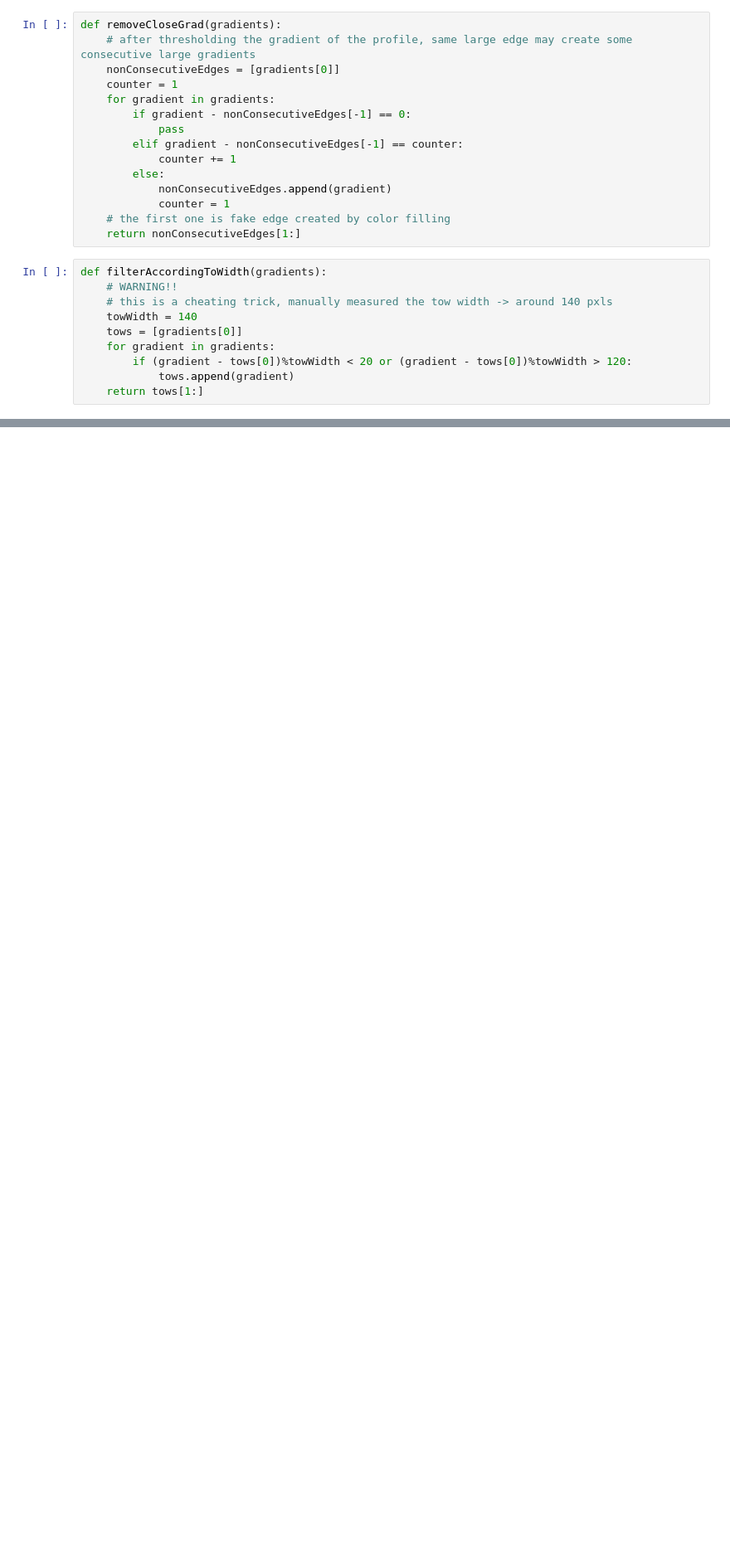
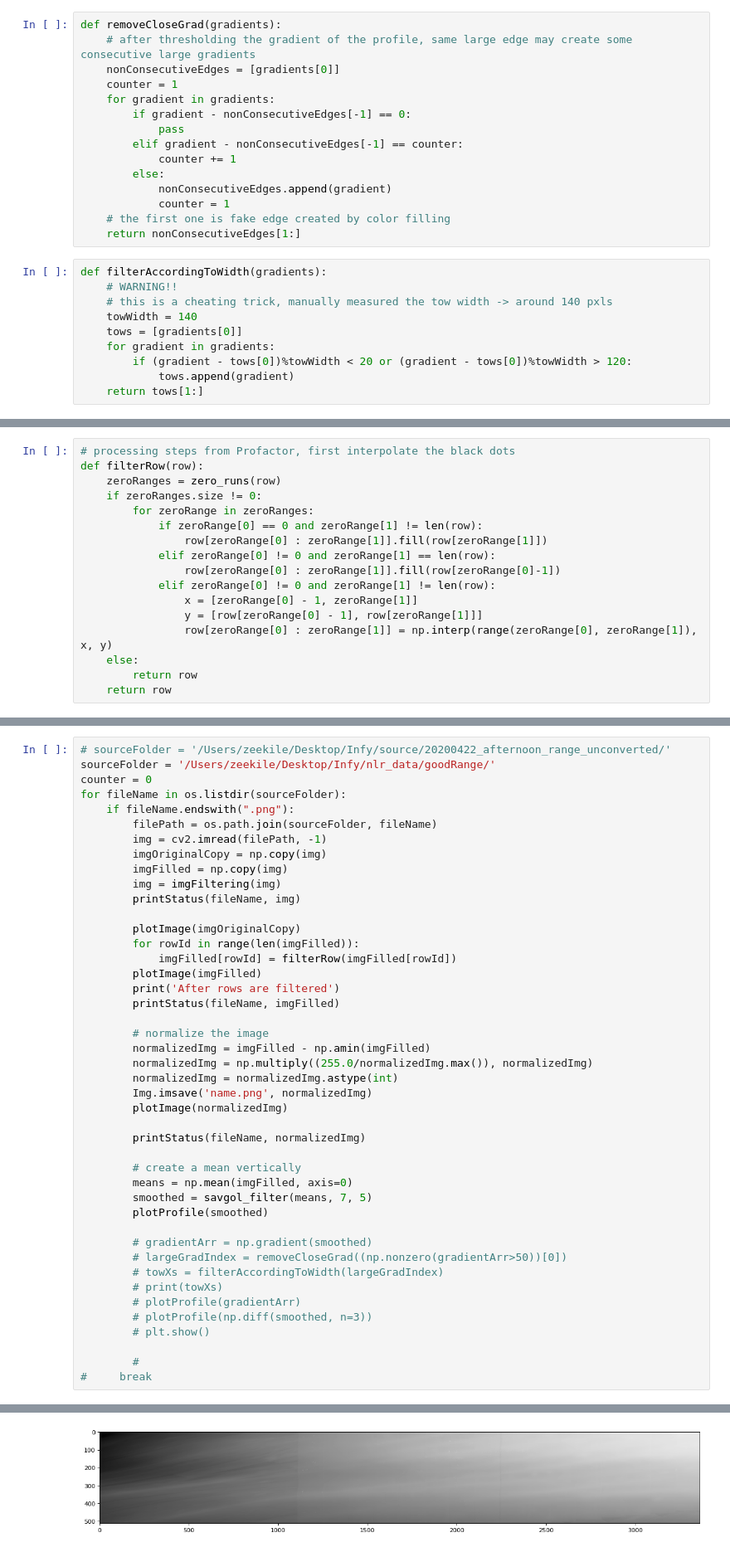
Before and after one commit to Zchappie/Garage, a Jupyter notebook: ImgProcessingPythonUtils/towInspection.ipynb, the cells around one changed output, grey strips where cells are left out. Shown at 83% size. Drawn from its saved outputs; the diff is of its cells as text; blank space fills up the shorter version.

```diff
--- a/ImgProcessingPythonUtils/towInspection.ipynb
+++ b/ImgProcessingPythonUtils/towInspection.ipynb
@@ -79 +90,18 @@ def filterAccordingToWidth(gradients):
+# %%
+# processing steps from Profactor, first interpolate the black dots
+def filterRow(row):
+    zeroRanges = zero_runs(row)
+    if zeroRanges.size != 0:
+        for zeroRange in zeroRanges:
+            if zeroRange[0] == 0 and zeroRange[1] != len(row):
+                row[zeroRange[0] : zeroRange[1]].fill(row[zeroRange[1]])
+            elif zeroRange[0] != 0 and zeroRange[1] == len(row):
+                row[zeroRange[0] : zeroRange[1]].fill(row[zeroRange[0]-1])
+            elif zeroRange[0] != 0 and zeroRange[1] != len(row):
+                x = [zeroRange[0] - 1, zeroRange[1]]
+                y = [row[zeroRange[0] - 1], row[zeroRange[1]]]
+                row[zeroRange[0] : zeroRange[1]] = np.interp(range(zeroRange[0], zeroRange[1]), x, y)
+    else:
+        return row
+    return row
 # %%
@@ -139,0 +126,45 @@ The image right part, min value: 0
+# %%
+# sourceFolder = '/Users/zeekile/Desktop/Infy/source/20200422_afternoon_range_unconverted/'
+sourceFolder = '/Users/zeekile/Desktop/Infy/nlr_data/goodRange/'
+counter = 0
+for fileName in os.listdir(sourceFolder):
+    if fileName.endswith(".png"):
+        filePath = os.path.join(sourceFolder, fileName)
+        img = cv2.imread(filePath, -1)
+        imgOriginalCopy = np.copy(img)
+        imgFilled = np.copy(img)
+        img = imgFiltering(img)
+        printStatus(fileName, img)
+
+        plotImage(imgOriginalCopy)
+        for rowId in range(len(imgFilled)):
+            imgFilled[rowId] = filterRow(imgFilled[rowId])
+        plotImage(imgFilled)
+        print('After rows are filtered')
+        printStatus(fileName, imgFilled)
+
+        # normalize the image
+        normalizedImg = imgFilled - np.amin(imgFilled)
+        normalizedImg = np.multiply((255.0/normalizedImg.max()), normalizedImg)
+        normalizedImg = normalizedImg.astype(int)
+        Img.imsave('name.png', normalizedImg)
+        plotImage(normalizedImg)
+
+        printStatus(fileName, normalizedImg)
+
+        # create a mean vertically
+        means = np.mean(imgFilled, axis=0)
+        smoothed = savgol_filter(means, 7, 5)
+        plotProfile(smoothed)
+
+        # gradientArr = np.gradient(smoothed)
+        # largeGradIndex = removeCloseGrad((np.nonzero(gradientArr>50))[0])
+        # towXs = filterAccordingToWidth(largeGradIndex)
+        # print(towXs)
+        # plotProfile(gradientArr)
+        # plotProfile(np.diff(smoothed, n=3))
+        # plt.show()
+
+        #
+#     break
+# %% [output]
@@ -139,0 +189 @@ The image right part, min value: 0
+[figure, added]
```
Also changed, not shown: parts of 5 cells of this notebook.
